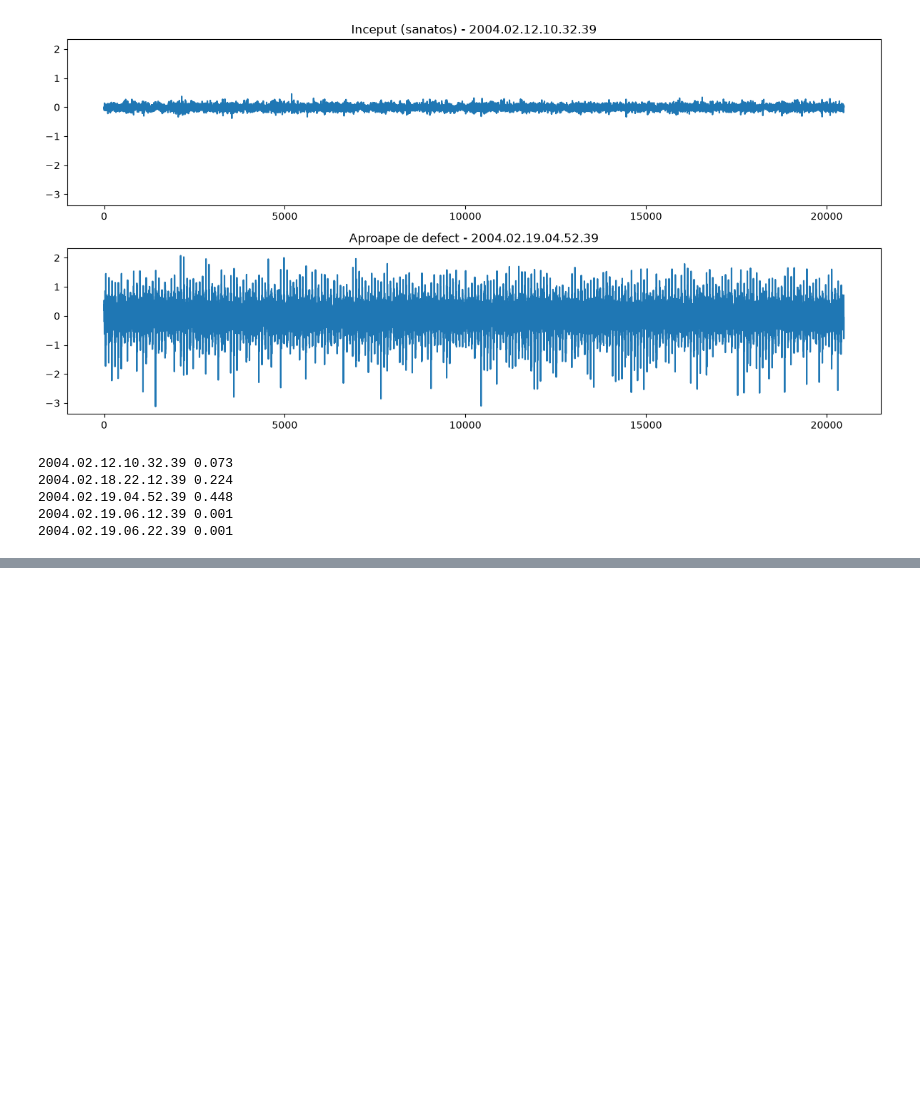
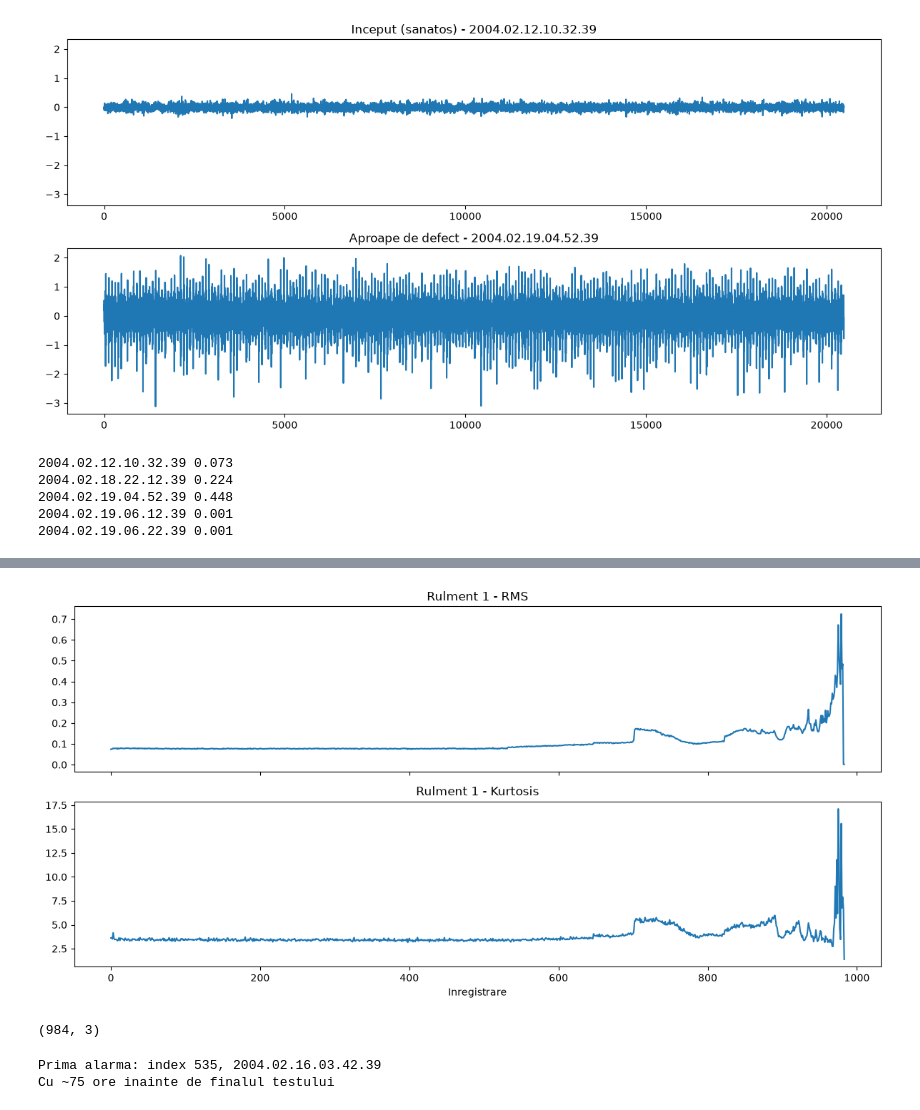
Before and after one commit to Ketalar21/bearing-anomaly, a Jupyter notebook: 01_exploration.ipynb, the cells around one changed output, grey strips where cells are left out. Saved outputs shown, nothing was run; the diff lists cells and outputs as text; code cells hidden in the pictures; blank space fills up the shorter version.

```diff
--- a/01_exploration.ipynb
+++ b/01_exploration.ipynb
@@ -58,0 +80,20 @@ for i in [0, -50, -10, -2, -1]:
+# %%
+from scipy.stats import kurtosis
+
+kurt = []
+for f in files:
+    data = np.loadtxt(os.path.join(DATA_DIR, f))
+    kurt.append(kurtosis(data, axis=0, fisher=False))
+kurt = np.array(kurt)
+# %%
+fig, axes = plt.subplots(2, 1, figsize=(12, 6), sharex=True)
+axes[0].plot(rms[:, 0])
+axes[0].set_title("Rulment 1 - RMS")
+axes[1].plot(kurt[:, 0])
+axes[1].set_title("Rulment 1 - Kurtosis")
+axes[1].set_xlabel("Inregistrare")
+plt.tight_layout()
+plt.savefig("figures/rms_vs_kurtosis_bearing1.png", dpi=150)
+plt.show()
+# %% [output]
+[figure, added]
@@ -58,0 +106,28 @@ for i in [0, -50, -10, -2, -1]:
+# %%
+X = np.column_stack([rms[:, 0], kurt[:, 0], p2p[:, 0]])
+print(X.shape)
+# %% [output]
+(984, 3)
+# %%
+from sklearn.ensemble import IsolationForest
+
+N_TRAIN = 300
+model = IsolationForest(random_state=42)
+model.fit(X[10:N_TRAIN])
+
+scores = -model.score_samples(X)        # mai mare = mai anormal
+threshold = np.percentile(scores[10:N_TRAIN], 99)
+
+above = scores > threshold
+K = 3   # cate inregistrari la rand (3 = 30 min)
+first_alarm = None
+for i in range(N_TRAIN, len(scores) - K):
+    if above[i:i+K].all():
+        first_alarm = i
+        break
+hours_before = (len(files) - first_alarm) * 10 / 60
+print(f"Prima alarma: index {first_alarm}, {files[first_alarm]}")
+print(f"Cu ~{hours_before:.0f} ore inainte de finalul testului")
+# %% [output]
+Prima alarma: index 535, 2004.02.16.03.42.39
+Cu ~75 ore inainte de finalul testului
```
Also changed, not shown: parts of 4 cells of this notebook, 3 other files.
